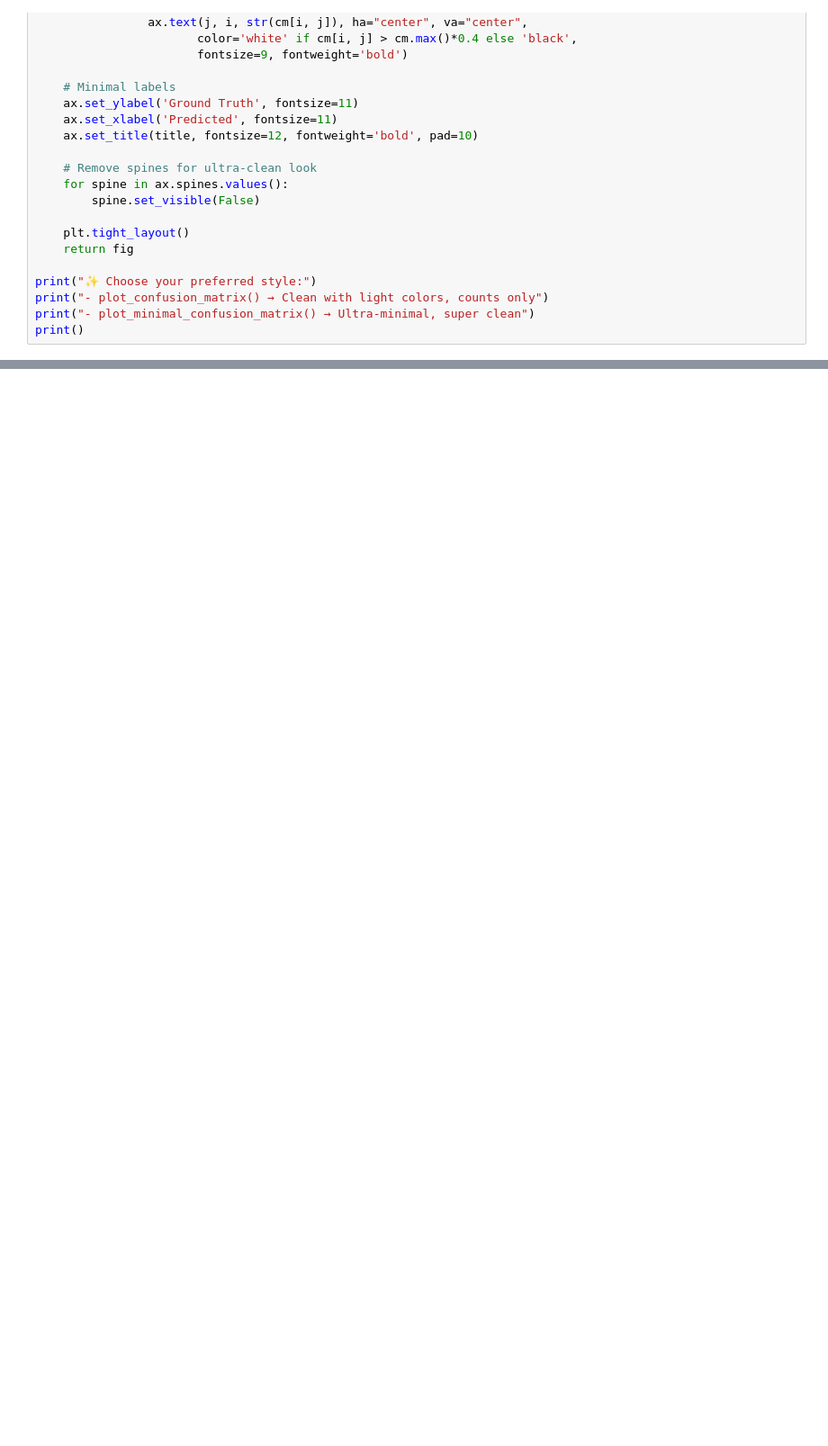
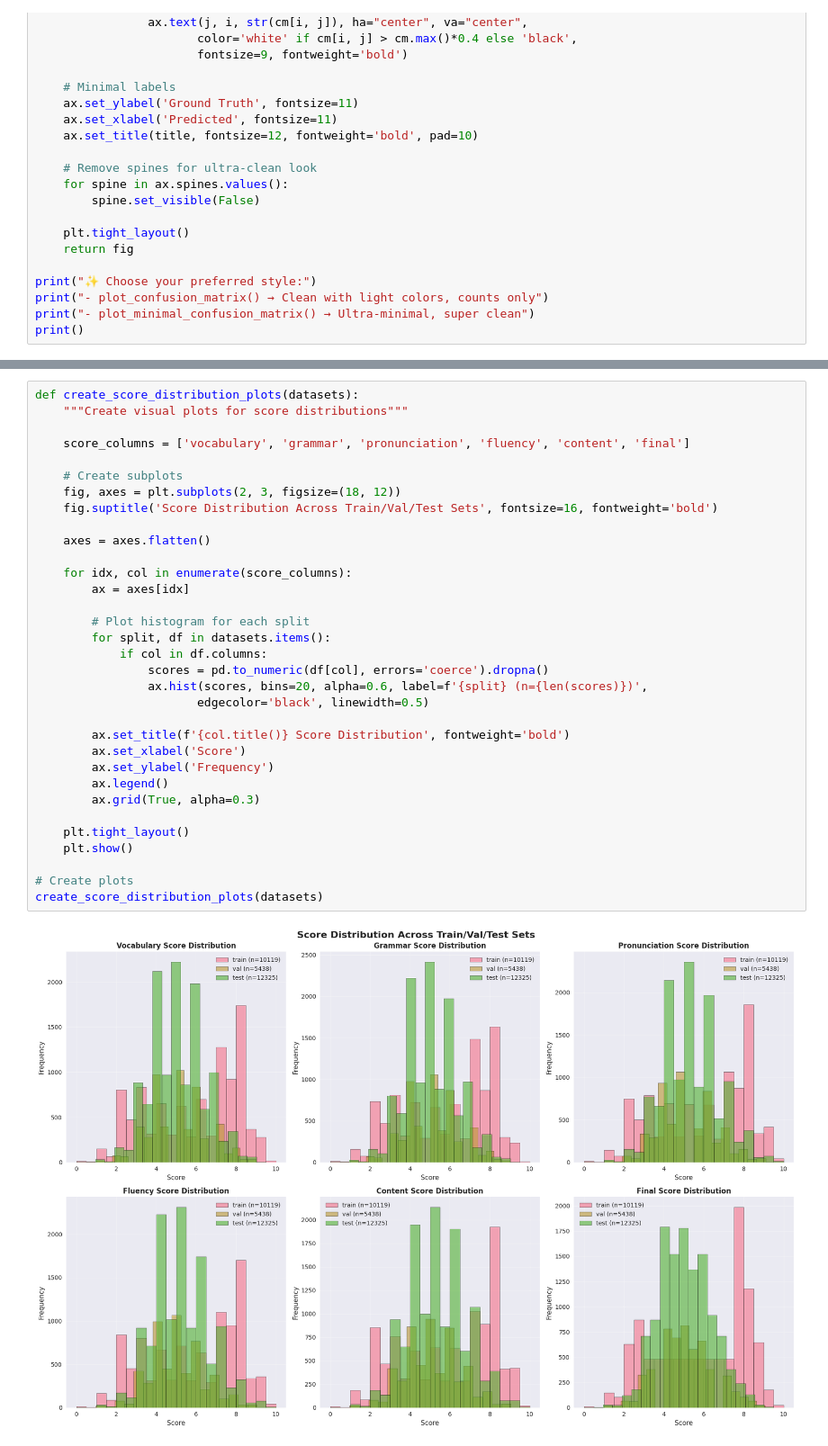
Before and after one commit to Etdihatthoc/Flamingo-2, a Jupyter notebook: audio_flamingo_2/train/Visualize.ipynb, the cells around one changed output, grey strips where cells are left out. Shown at 90% size. Saved outputs shown, nothing was run; the diff lists cells and outputs as text; blank space fills up the shorter version.

```diff
--- a/audio_flamingo_2/train/Visualize.ipynb
+++ b/audio_flamingo_2/train/Visualize.ipynb
@@ -468,0 +632,35 @@ Vocabulary 0.2690       0.0000    0.4368    2.0000 8441 (68.5%) 10001 (81.1%) 11
+# %%
+def create_score_distribution_plots(datasets):
+    """Create visual plots for score distributions"""
+
+    score_columns = ['vocabulary', 'grammar', 'pronunciation', 'fluency', 'content', 'final']
+
+    # Create subplots
+    fig, axes = plt.subplots(2, 3, figsize=(18, 12))
+    fig.suptitle('Score Distribution Across Train/Val/Test Sets', fontsize=16, fontweight='bold')
+
+    axes = axes.flatten()
+
+    for idx, col in enumerate(score_columns):
+        ax = axes[idx]
+
+        # Plot histogram for each split
+        for split, df in datasets.items():
+            if col in df.columns:
+                scores = pd.to_numeric(df[col], errors='coerce').dropna()
+                ax.hist(scores, bins=20, alpha=0.6, label=f'{split} (n={len(scores)})',
+                       edgecolor='black', linewidth=0.5)
+
+        ax.set_title(f'{col.title()} Score Distribution', fontweight='bold')
+        ax.set_xlabel('Score')
+        ax.set_ylabel('Frequency')
+        ax.legend()
+        ax.grid(True, alpha=0.3)
+
+    plt.tight_layout()
+    plt.show()
+
+# Create plots
+create_score_distribution_plots(datasets)
+# %% [output]
+[figure, added]
```
Also changed, not shown: parts of 9 cells of this notebook, 40 other files.
